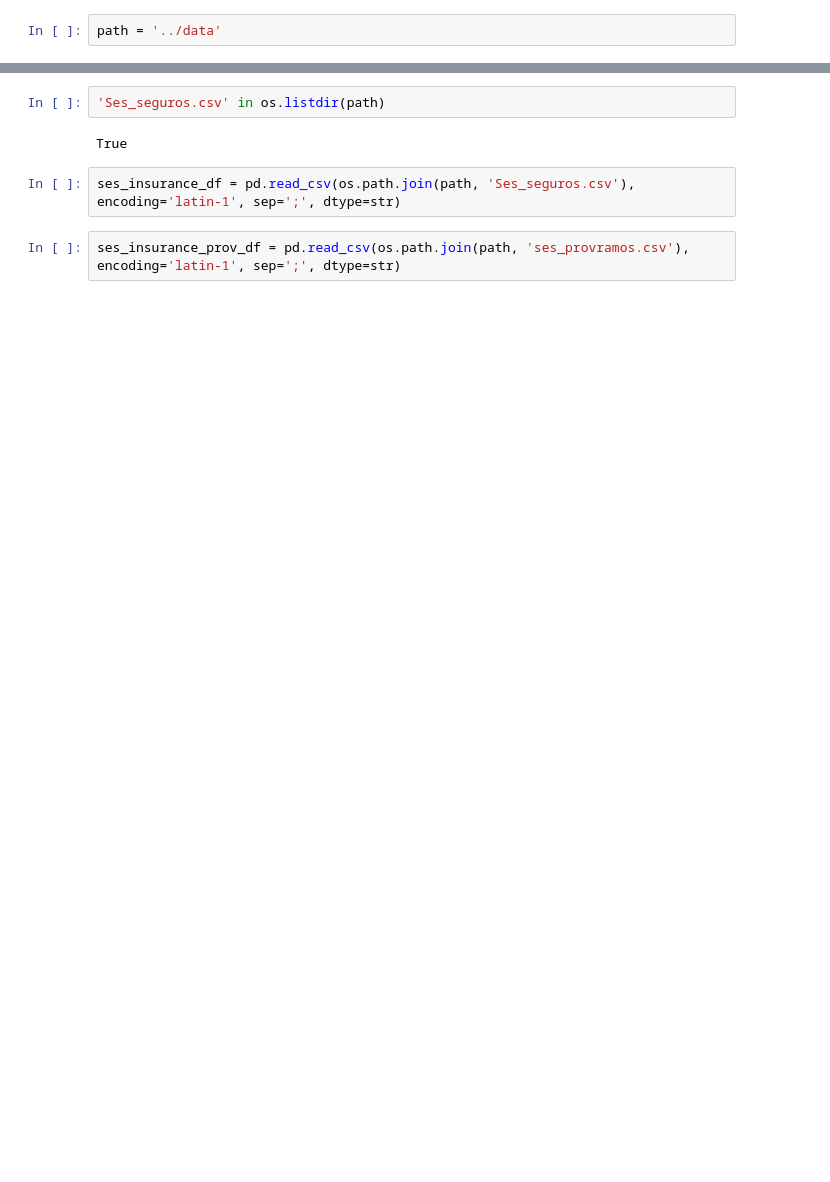
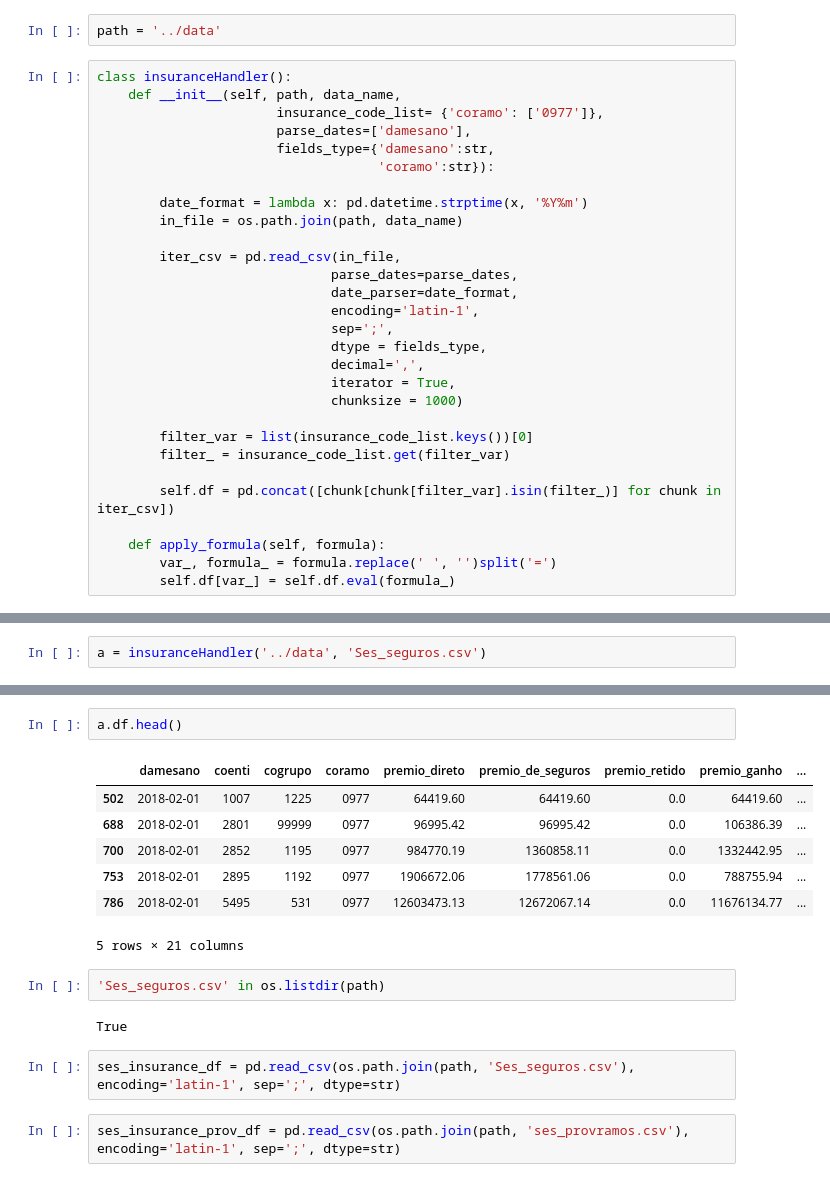
Before and after one commit to sgacassio/insurance_demand_ss_models, a Jupyter notebook: jupyter/data_understanding.ipynb, the cells around one changed output, grey strips where cells are left out. Saved outputs shown, nothing was run; the diff lists cells and outputs as text; blank space fills up the shorter version.

```diff
--- a/jupyter/data_understanding.ipynb
+++ b/jupyter/data_understanding.ipynb
@@ -7,3 +8,32 @@ import os
 %matplotlib inline
 # %%
 path = '../data'
+# %%
+class insuranceHandler():
+    def __init__(self, path, data_name,
+                       insurance_code_list= {'coramo': ['0977']},
+                       parse_dates=['damesano'],
+                       fields_type={'damesano':str,
+                                    'coramo':str}):
+
+        date_format = lambda x: pd.datetime.strptime(x, '%Y%m')
+        in_file = os.path.join(path, data_name)
+
+        iter_csv = pd.read_csv(in_file,
+                              parse_dates=parse_dates,
+                              date_parser=date_format,
+                              encoding='latin-1',
+                              sep=';',
+                              dtype = fields_type,
+                              decimal=',',
+                              iterator = True,
+                              chunksize = 1000)
+
+        filter_var = list(insurance_code_list.keys())[0]
+        filter_ = insurance_code_list.get(filter_var)
+
+        self.df = pd.concat([chunk[chunk[filter_var].isin(filter_)] for chunk in iter_csv])
+
+    def apply_formula(self, formula):
+        var_, formula_ = formula.replace(' ', '')split('=')
+        self.df[var_] = self.df.eval(formula_)
@@ -9,0 +46,2 @@ path = '../data'
+# %%
+a = insuranceHandler('../data', 'Ses_seguros.csv')
@@ -10,3 +67,13 @@ path = '../data'
+# %%
+a.df.head()
+# %% [output]
+|  | damesano | coenti | cogrupo | coramo | premio_direto | premio_de_seguros | premio_retido | premio_ganho | ... |
+| 502 | 2018-02-01 | 1007 | 1225 | 0977 | 64419.60 | 64419.60 | 0.0 | 64419.60 | ... |
+| 688 | 2018-02-01 | 2801 | 99999 | 0977 | 96995.42 | 96995.42 | 0.0 | 106386.39 | ... |
+| 700 | 2018-02-01 | 2852 | 1195 | 0977 | 984770.19 | 1360858.11 | 0.0 | 1332442.95 | ... |
+| 753 | 2018-02-01 | 2895 | 1192 | 0977 | 1906672.06 | 1778561.06 | 0.0 | 788755.94 | ... |
+| 786 | 2018-02-01 | 5495 | 531 | 0977 | 12603473.13 | 12672067.14 | 0.0 | 11676134.77 | ... |
+5 rows × 21 columns
 # %%
 'Ses_seguros.csv' in os.listdir(path)
 # %% [output]
```
Also changed, not shown: parts of 7 cells of this notebook.
